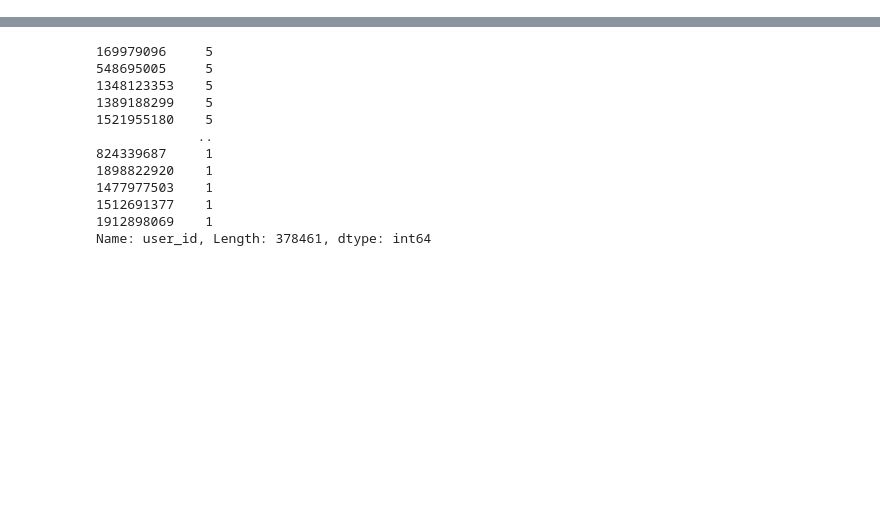
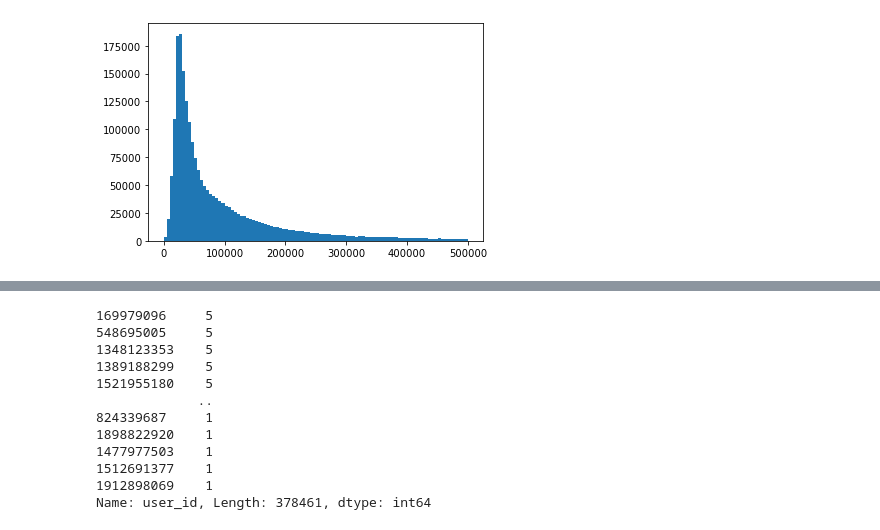
Before and after one commit to zakopuro/kaggle_Riiid, a Jupyter notebook: notebook/EDA3.ipynb, the cells around one changed output, grey strips where cells are left out. Saved outputs shown, nothing was run; the diff lists cells and outputs as text; code cells hidden in the pictures; blank space fills up the shorter version.

```diff
--- a/notebook/EDA3.ipynb
+++ b/notebook/EDA3.ipynb
@@ -30,0 +374,7 @@ df.head()
+# %%
+base = pd.read_feather('../features/all_data/BASE_FIX_train.feather')
+# con = pd.read_feather('../features/all_data/CONTEN_ID_train.feather')
+loop = pd.read_feather('../features/all_data/LOOP_FIX11_train.feather')
+# time = pd.read_feather('../features/all_data/TIME_train.feather')
+# roll_mean = pd.read_feather('../features/all_data/ROLLING_MEAN2_train.feather')
+# roll_part_mean = pd.read_feather('../features/all_data/ROLLING_PART_MEAN3_train.feather')
@@ -30,0 +443,2 @@ df.head()
+# %%
+df = pd.concat([base,loop,roll_mean,roll_part_mean,time],axis=1)
@@ -30,0 +561,5 @@ df.head()
+# %%
+plt.hist(df[df['lag_time_1']<500000]['lag_time_1'],bins=100)
+plt.show()
+# %% [output]
+[figure, added]
```
Also changed, not shown: parts of 68 cells of this notebook, 24 other files.
